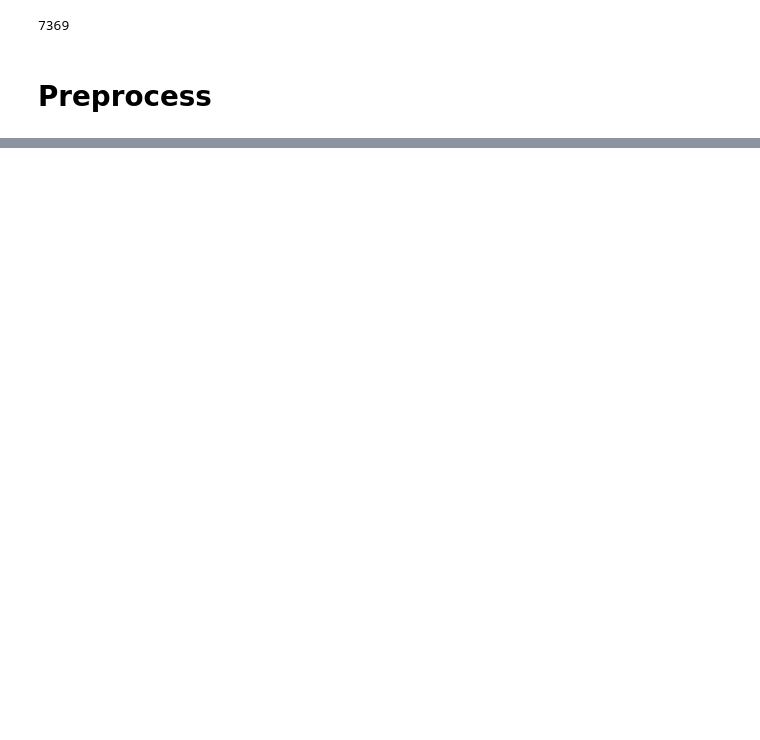
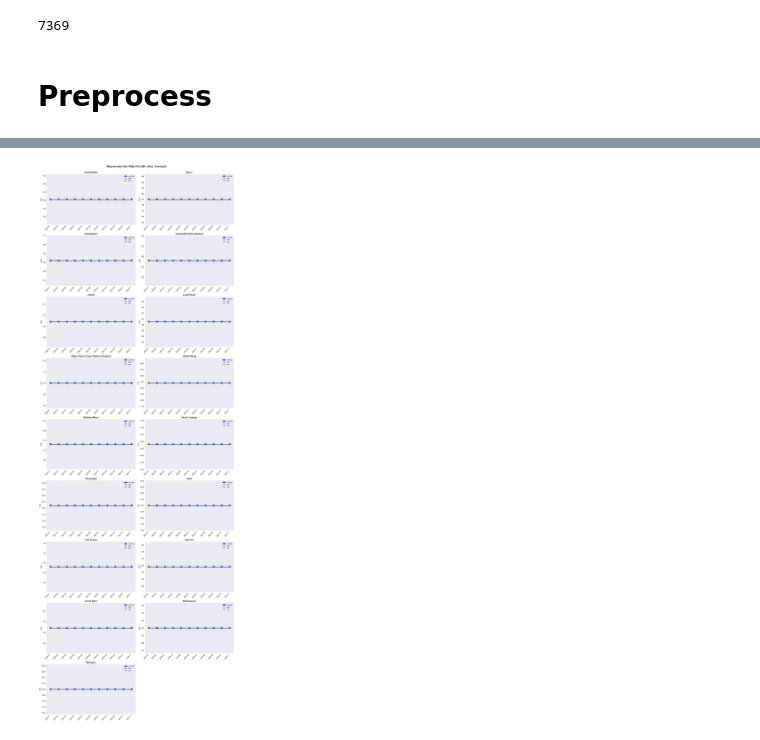
Before and after one commit to AtharvaTaras/Delhi-AQI-Model, a Jupyter notebook: scratch.ipynb, the cells around one changed output, grey strips where cells are left out. Drawn from its saved outputs; the diff is of its cells as text; code cells hidden in the pictures; blank space fills up the shorter version.

```diff
--- a/scratch.ipynb
+++ b/scratch.ipynb
@@ -154,5 +154,6 @@ import pandas as pd
 from datetime import datetime
 # %%
 wind_df = pd.read_csv("data/wind_speed_punjab_2024.csv")
-wind_df.head()
+wind_df.drop(columns=['Tehsil', 'Block', 'River', 'Basin', 'Tributary', 'Subtributary', 'SubSubtributary', 'Local River'], inplace=True)
+wind_df.head(2)
 # %% [output]
@@ -162,0 +1103,88 @@ wind_df.head()
+# %%
+import pandas as pd
+import matplotlib.pyplot as plt
+import numpy as np
+
+# Load and clean data
+# aqi_df = pd.read_csv('aqi_data.csv')
+aqi_df['event_timestamp'] = pd.to_datetime(aqi_df['event_timestamp'])
+aqi_df['aqi'] = pd.to_numeric(aqi_df['aqi'], errors='coerce')
+aqi_df = aqi_df.dropna(subset=['aqi'])
+
+# Extract month and region
+aqi_df['year_month'] = aqi_df['event_timestamp'].dt.to_period('M').astype(str)
+aqi_df['region'] = aqi_df['city']  # Use 'city' column as region
+
+# Calculate monthly stats per region
+monthly_region = aqi_df.groupby(['region', 'year_month'])['aqi'].agg(['mean', 'min', 'max']).reset_index()
+
+# Get unique regions and months
+regions = sorted(monthly_region['region'].unique())
+months = sorted(monthly_region['year_month'].unique())
+
+print(f"Found {len(regions)} regions and {len(months)} months")
+print(f"Regions: {regions}")
+print(f"Months: {months}\n")
+
+# Create subplots for each region
+n_regions = len(regions)
+n_cols = 2
+n_rows = (n_regions + 1) // 2
+
+fig, axes = plt.subplots(n_rows, n_cols, figsize=(16, 5*n_rows))
+axes = axes.flatten() if n_regions > 1 else [axes]
+
+for idx, region in enumerate(regions):
+    ax = axes[idx]
+
+    # Filter data for this region
+    region_data = monthly_region[monthly_region['region'] == region].copy()
+    region_data = region_data.sort_values('year_month')
+
+    x = np.arange(len(region_data))
+
+    # Plot mean, min, max
+    ax.plot(x, region_data['mean'], 'o-', linewidth=2.5, markersize=8,
+            label='Average', color='blue')
+    ax.plot(x, region_data['max'], '^--', linewidth=1.5, markersize=6,
+            label='Max', color='red', alpha=0.7)
+    ax.plot(x, region_data['min'], 'v--', linewidth=1.5, markersize=6,
+            label='Min', color='green', alpha=0.7)
+
+    # Fill between min and max
+    ax.fill_between(x, region_data['min'], region_data['max'], alpha=0.2, color='gray')
+
+    # Formatting
+    ax.set_xticks(x)
+    ax.set_xticklabels(region_data['year_month'], rotation=45, ha='right')
+    ax.set_ylabel('AQI', fontsize=11)
+    ax.set_title(f'{region}', fontsize=13, fontweight='bold')
+    ax.legend(loc='best', fontsize=9)
+    ax.grid(True, alpha=0.3)
+
+    # Add value labels on mean line
+    for i, (xi, yi) in enumerate(zip(x, region_data['mean'])):
+        ax.text(xi, yi, f'{yi:.0f}', fontsize=8, ha='center', va='bottom')
+
+# Remove extra subplots if any
+for idx in range(n_regions, len(axes)):
+    fig.delaxes(axes[idx])
+
+plt.suptitle('Region-wise Monthly AQI (Min, Max, Average)',
+             fontsize=16, fontweight='bold', y=1.00)
+plt.tight_layout()
+plt.savefig('region_wise_monthly_aqi.png', dpi=200, bbox_inches='tight')
+plt.show()
+
+# Print summary table
+print("\n" + "="*80)
+print("REGION-WISE MONTHLY AQI SUMMARY")
+print("="*80)
+for region in regions:
+    print(f"\n{region}:")
+    print("-"*80)
+    region_data = monthly_region[monthly_region['region'] == region].sort_values('year_month')
+    for _, row in region_data.iterrows():
+        print(f"  {row['year_month']}: Avg={row['mean']:.1f}, Min={row['min']:.0f}, Max={row['max']:.0f}")
+print("="*80)
+# %% [output]
@@ -162,0 +1194 @@ wind_df.head()
+[figure, added]
```
Also changed, not shown: parts of 37 cells of this notebook.
